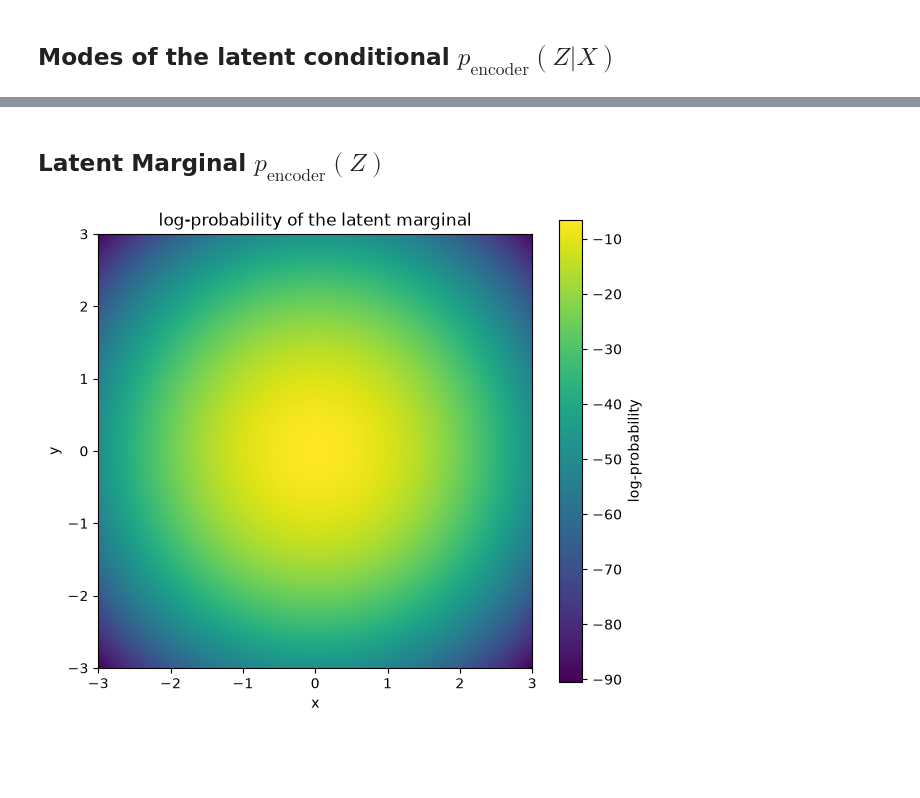
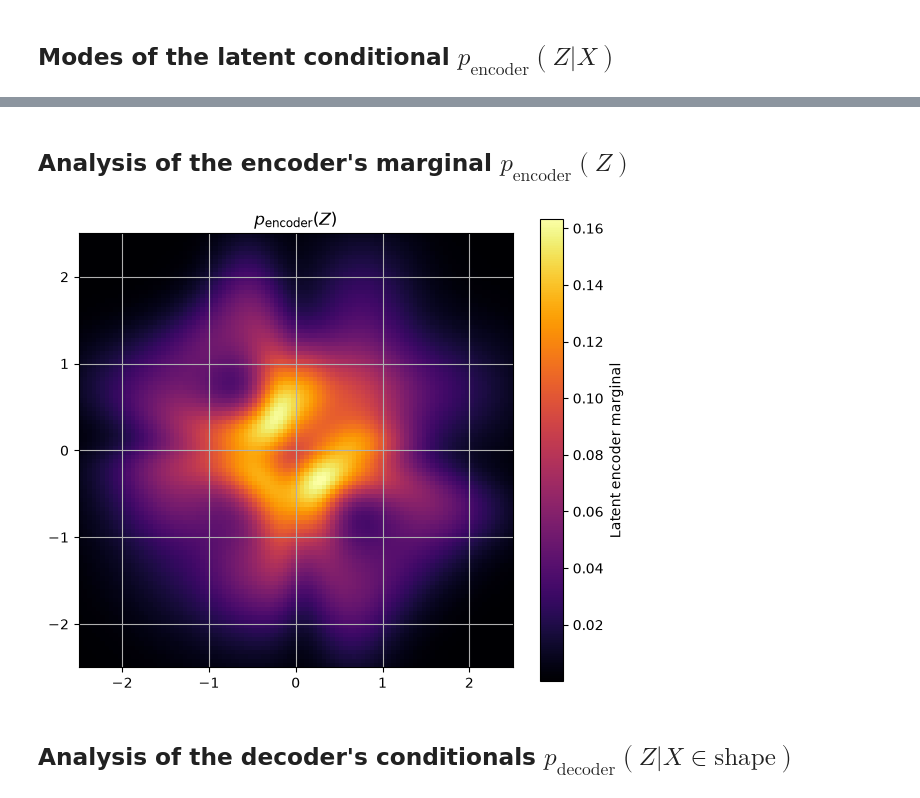
Before and after one commit to Chaoukia/generative-models, a Jupyter notebook: src/generative_models/tutorial.ipynb, the cells around one changed output, grey strips where cells are left out. Saved outputs shown, nothing was run; the diff lists cells and outputs as text; code cells hidden in the pictures; blank space fills up the shorter version.

Commit message:
feat: analysis of the encoder/decoder conditionals

```diff
--- a/src/generative_models/tutorial.ipynb
+++ b/src/generative_models/tutorial.ipynb
@@ -126,0 +131,17 @@ plt.show()
+# %%
+def encoder_conditional(x: np.ndarray, y: np.ndarray, points: np.ndarray) -> np.ndarray:
+    z = torch.from_numpy(np.hstack((x.reshape((-1, 1)), y.reshape((-1, 1)))))
+    probs = np.zeros(z.shape[0])
+    with torch.no_grad():
+        gauss_params = model.encoder(torch.from_numpy(points))
+
+    for i in tqdm(range(points.shape[0]), desc="log-probabilities"):
+        e = MultivariateNormal(gauss_params[0][i], torch.diag(torch.exp(gauss_params[1][i])))
+        probs += torch.exp(e.log_prob(z)).numpy()
+
+    probs /= points.shape[0]
+    return probs
+# %%
+x = np.linspace(-2.5, 2.5, 100)
+y = np.linspace(-2.5, 2.5, 100)
+X, Y = np.meshgrid(x, y)
@@ -127,2 +219,2 @@ plt.show()
 # %% [markdown]
-## Latent Marginal $p_{\mathrm{encoder}}\left( Z\right)$
+## Analysis of the encoder's marginal $p_{\mathrm{encoder}}\left( Z\right)$
@@ -148,20 +221,21 @@ z = torch.from_numpy(np.hstack((X.reshape((-1, 1)), Y.reshape((-1, 1)))))
 # %%
-Z = encoder_marginal(X, Y)
+marginal = encoder_conditional(X, Y, dataset.X)
 # %%
 fig, ax = plt.subplots(figsize=(7, 6))
 
 c = ax.imshow(
-    Z.reshape((1000, 1000)),
-    extent=[-3, 3, -3, 3],
+    marginal.reshape((100, 100)),
+    extent=[-2.5, 2.5, -2.5, 2.5],
     origin='lower',
-    cmap='viridis',
+    cmap='inferno',
     aspect='equal'
 )
-fig.colorbar(c, ax=ax, label="log-probability")
-ax.set_title("log-probability of the latent marginal")
-ax.set_xlabel("x")
-ax.set_ylabel("y")
+ax.grid()
+fig.colorbar(c, ax=ax, label="Latent encoder marginal")
+ax.set_title(r"$p_{\mathrm{encoder}}(Z)$")
 
 plt.show()
 # %% [output]
-[figure, old version]
+[figure, new version]
+# %% [markdown]
+## Analysis of the decoder's conditionals $p_{\mathrm{decoder}}\left( Z | X \in \mathrm{shape}\right)$
```
Also changed, not shown: parts of 16 cells of this notebook.
